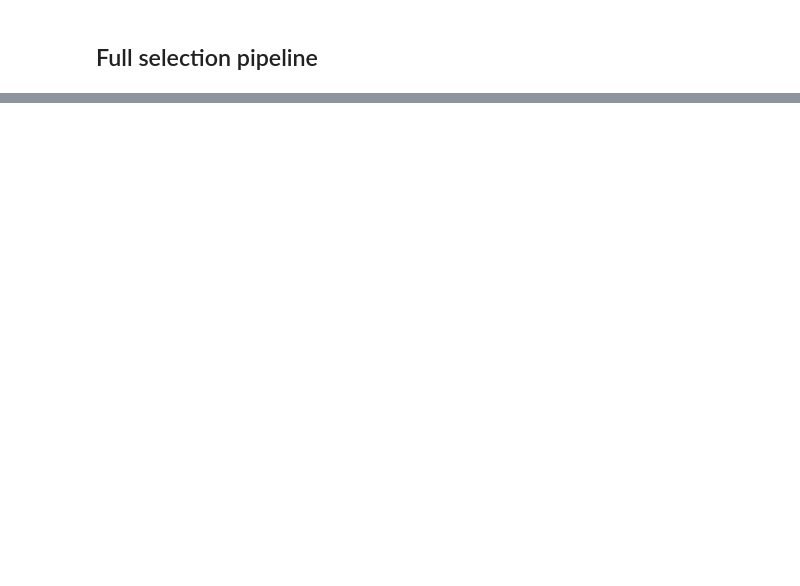
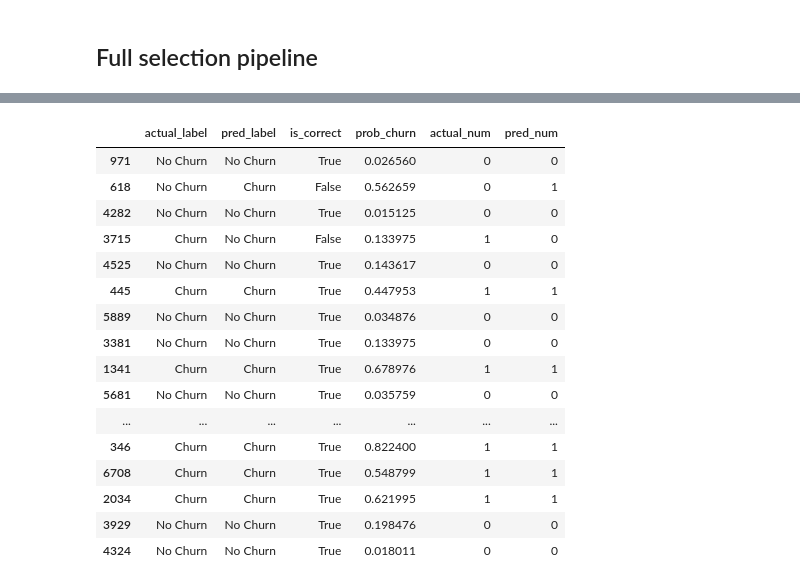
Before and after one commit to DualSynapse/customer-curn-prediction-asistant-api, a Jupyter notebook: notebooks/training/train_svc.ipynb, the cells around one changed output, grey strips where cells are left out. Drawn from its saved outputs; the diff is of its cells as text; code cells hidden in the pictures; blank space fills up the shorter version.

```diff
--- a/notebooks/training/train_svc.ipynb
+++ b/notebooks/training/train_svc.ipynb
@@ -266,0 +362,45 @@ Index(['tenure', 'Contract', 'PhoneService', 'MultipleLines', 'OnlineSecurity',
+# %%
+# Predict ulang agar konsisten
+y_pred = svc_fs_pipeline_v2.predict(X_test)
+y_prob = svc_fs_pipeline_v2.predict_proba(X_test)[:, 1]
+
+# Satukan hasil evaluasi per baris data test
+hasil_eval = pd.DataFrame({
+    "actual_num": y_test.values,
+    "pred_num": y_pred,
+    "prob_churn": y_prob
+}, index=y_test.index)
+
+# Ubah ke label supaya lebih mudah dibaca
+label_map = {0: "No Churn", 1: "Churn"}
+hasil_eval["actual_label"] = hasil_eval["actual_num"].map(label_map)
+hasil_eval["pred_label"] = hasil_eval["pred_num"].map(label_map)
+
+# Benar / Salah
+hasil_eval["is_correct"] = hasil_eval["actual_num"] == hasil_eval["pred_num"]
+
+# Urutkan kolom
+hasil_eval = hasil_eval[[
+    "actual_label", "pred_label", "is_correct", "prob_churn", "actual_num", "pred_num"
+]]
+
+# Lihat 20 baris pertama
+hasil_eval.head(20)
+# %% [output]
+|  | actual_label | pred_label | is_correct | prob_churn | actual_num | pred_num |
+| 971 | No Churn | No Churn | True | 0.026560 | 0 | 0 |
+| 618 | No Churn | Churn | False | 0.562659 | 0 | 1 |
+| 4282 | No Churn | No Churn | True | 0.015125 | 0 | 0 |
+| 3715 | Churn | No Churn | False | 0.133975 | 1 | 0 |
+| 4525 | No Churn | No Churn | True | 0.143617 | 0 | 0 |
+| 445 | Churn | Churn | True | 0.447953 | 1 | 1 |
+| 5889 | No Churn | No Churn | True | 0.034876 | 0 | 0 |
+| 3381 | No Churn | No Churn | True | 0.133975 | 0 | 0 |
+| 1341 | Churn | Churn | True | 0.678976 | 1 | 1 |
+| 5681 | No Churn | No Churn | True | 0.035759 | 0 | 0 |
+| ... | ... | ... | ... | ... | ... | ... |
+| 346 | Churn | Churn | True | 0.822400 | 1 | 1 |
+| 6708 | Churn | Churn | True | 0.548799 | 1 | 1 |
+| 2034 | Churn | Churn | True | 0.621995 | 1 | 1 |
+| 3929 | No Churn | No Churn | True | 0.198476 | 0 | 0 |
+| 4324 | No Churn | No Churn | True | 0.018011 | 0 | 0 |
```
Also changed, not shown: parts of 18 cells of this notebook, 1 other file.
